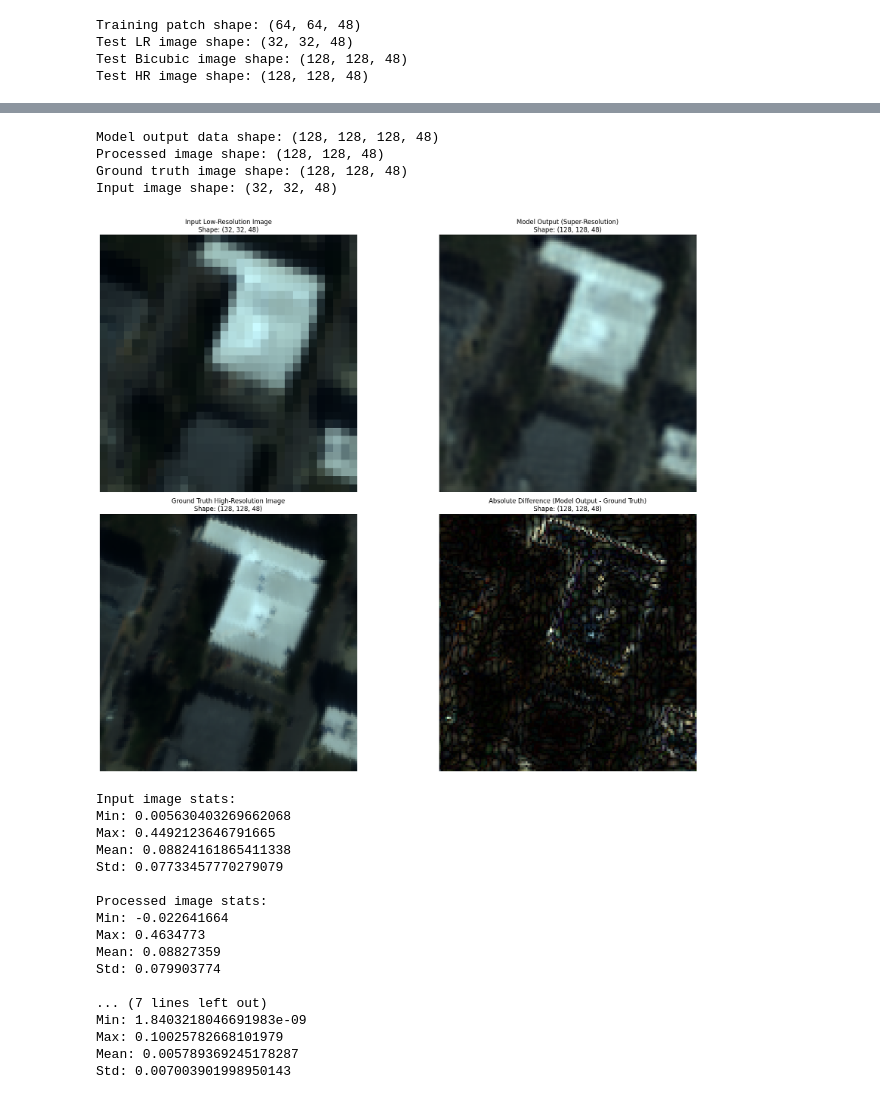
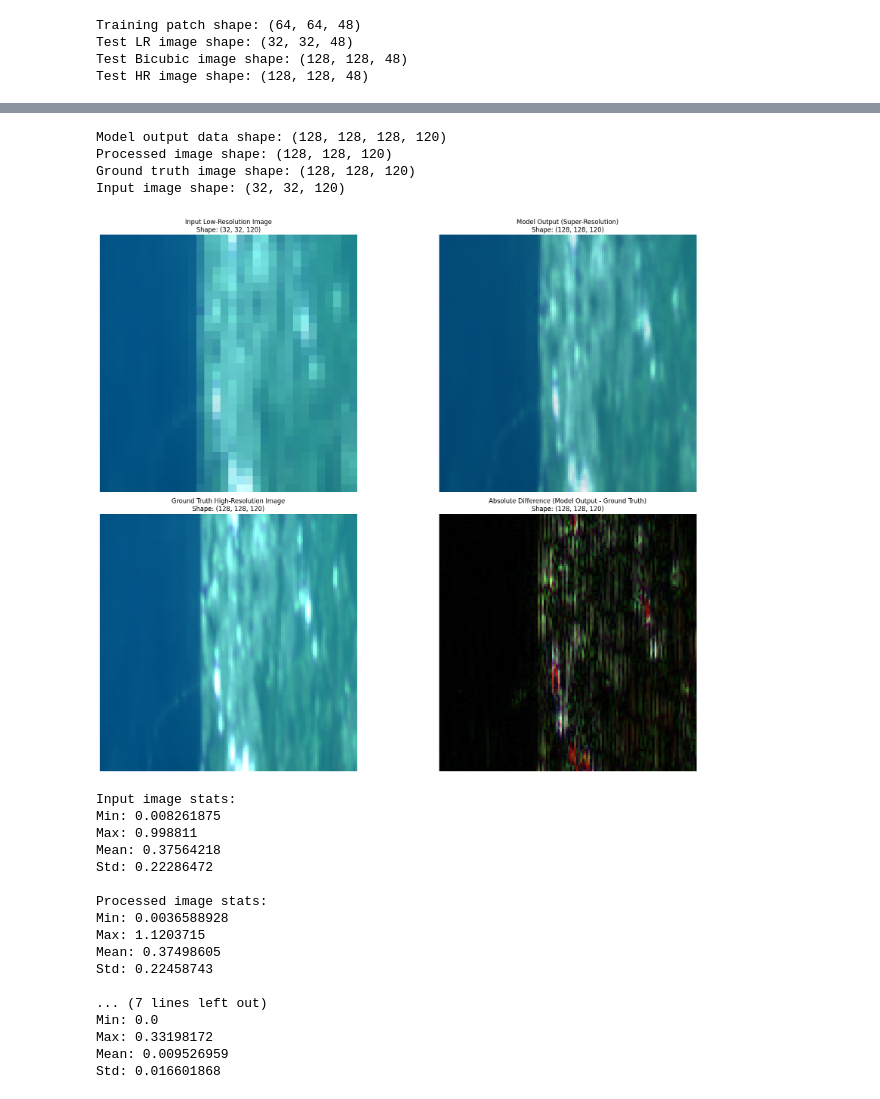
Before and after one commit to bjornolo/HyperSIGMA-fork, a Jupyter notebook: ImageSuperResolution/SuperResolution.ipynb, the cells around one changed output, grey strips where cells are left out. Cells and saved outputs as stored; diff of their text form; code cells hidden in the pictures.

Commit message:
resoution on hypso

```diff
--- a/ImageSuperResolution/SuperResolution.ipynb
+++ b/ImageSuperResolution/SuperResolution.ipynb
@@ -480,8 +775,4 @@ Processed image shape: (128, 128, 128, 48)
 # %%
-import numpy as np
-import matplotlib.pyplot as plt
-import scipy.io as sio
-
 def process_output(output):
     """
     Process the model output.
@@ -495,7 +786,7 @@ def process_output(output):
     # Average all the output images
     return np.mean(output, axis=0)
 
-def visualize_hyperspectral(image, bands=[22, 14, 7], title=""):
+def visualize_hyperspectral(image, bands=[69, 46, 26], title=""):
     """
     Visualize a hyperspectral image by selecting three bands for RGB display.
 
@@ -514,7 +805,7 @@ def visualize_hyperspectral(image, bands=[22, 14, 7], title=""):
     plt.axis('off')
 
 # Load and process the model output data
-npy_file = './checkpoints/houston_spatSigma/SpatSIGMA_42.014431822509316.npy'
+npy_file = './checkpoints/hypso_spatSigma/SpatSIGMA_37.76141256497166.npy'
 data = np.load(npy_file)
 print("Model output data shape:", data.shape)
 
@@ -522,7 +813,7 @@ processed_image = process_output(data)
 print("Processed image shape:", processed_image.shape)
 
 # Load the ground truth and input images
-gt_file = './dataset/houston_x4/houston_test.mat'
+gt_file = './dataset/hypso_x4/hypso_test.mat'
 mat_data = sio.loadmat(gt_file)
 gt_image = mat_data['gt']
 input_image = mat_data['ms']  # This should be the low-resolution input image
@@ -547,52 +838,52 @@ plt.subplot(2, 2, 4)
 visualize_hyperspectral(difference, title="Absolute Difference (Model Output - Ground Truth)")
 
 plt.tight_layout()
 plt.show()
 
 # Print some statistics
 print("Input image stats:")
 print("Min:", np.min(input_image))
 print("Max:", np.max(input_image))
 print("Mean:", np.mean(input_image))
 print("Std:", np.std(input_image))
 
 print("\nProcessed image stats:")
 print("Min:", np.min(processed_image))
 print("Max:", np.max(processed_image))
 print("Mean:", np.mean(processed_image))
 print("Std:", np.std(processed_image))
 
 print("\nGround truth image stats:")
 print("Min:", np.min(gt_image))
 print("Max:", np.max(gt_image))
 print("Mean:", np.mean(gt_image))
 print("Std:", np.std(gt_image))
 
 print("\nDifference stats:")
 print("Min:", np.min(difference))
 print("Max:", np.max(difference))
 print("Mean:", np.mean(difference))
 print("Std:", np.std(difference))
 # %% [output]
-Model output data shape: (128, 128, 128, 48)
-Processed image shape: (128, 128, 48)
-Ground truth image shape: (128, 128, 48)
-Input image shape: (32, 32, 48)
+Model output data shape: (128, 128, 128, 120)
+Processed image shape: (128, 128, 120)
+Ground truth image shape: (128, 128, 120)
+Input image shape: (32, 32, 120)
-[figure, old version]
+[figure, new version]
 Input image stats:
-Min: 0.005630403269662068
-Max: 0.4492123646791665
-Mean: 0.08824161865411338
-Std: 0.07733457770279079
+Min: 0.008261875
+Max: 0.998811
+Mean: 0.37564218
+Std: 0.22286472
 
 Processed image stats:
-Min: -0.022641664
-Max: 0.4634773
-Mean: 0.08827359
-Std: 0.079903774
+Min: 0.0036588928
+Max: 1.1203715
+Mean: 0.37498605
+Std: 0.22458743
 
 ... (7 lines left out)
-Min: 1.8403218046691983e-09
-Max: 0.10025782668101979
-Mean: 0.005789369245178287
-Std: 0.007003901998950143
+Min: 0.0
+Max: 0.33198172
+Mean: 0.009526959
+Std: 0.016601868
```
Also changed, not shown: parts of 17 cells of this notebook.
